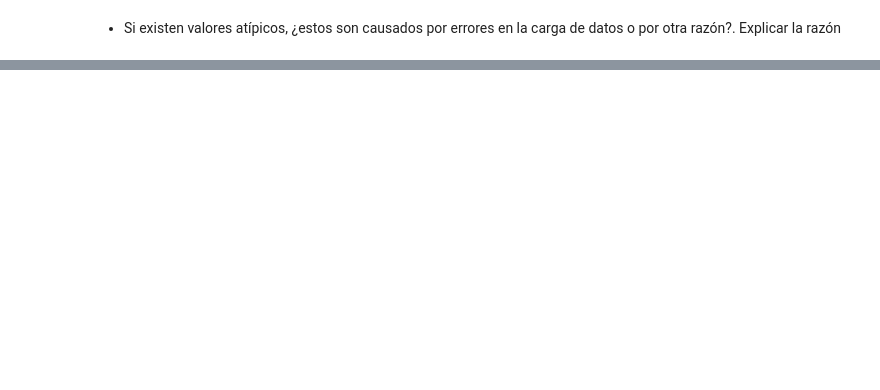
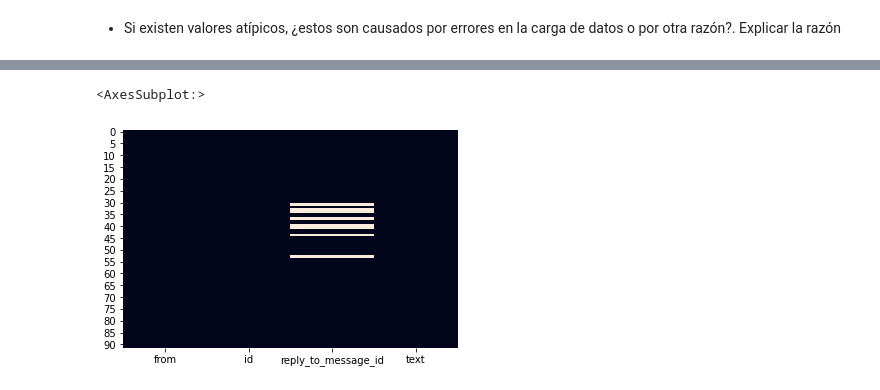
Before and after one commit to Lucas16AR/UM-BDD-II-2021, a Jupyter notebook: TP3.ipynb, the cells around one changed output, grey strips where cells are left out. Drawn from its saved outputs; the diff is of its cells as text; code cells hidden in the pictures; blank space fills up the shorter version.

```diff
--- a/TP3.ipynb
+++ b/TP3.ipynb
@@ -18,0 +98,6 @@
+# %%
+dataframe_global = dataframe.copy(deep=False)
+media = dataframe_global['reply_to_message_id'].mean()
+dataframe_global['reply_to_message_id'] = dataframe_global['reply_to_message_id'].fillna(media)
+dataframe_global['from'] = dataframe_global['from'].fillna('user')
+dataframe_global
@@ -23,2 +152,7 @@
 # %% [markdown]
 - Si existen valores atípicos, ¿estos son causados por errores en la carga de datos o por otra razón?. Explicar la razón
+# %%
+Q1 = dataframe_global.quantile(0.25)
+Q3 = dataframe_global.quantile(0.75)
+IQR = Q3 - Q1
+print(IQR)
@@ -24,0 +163,6 @@
+# %%
+lower_rank = Q1 - 1.5 * IQR
+upper_rank = Q3 + 1.5 * IQR
+# %%
+df_outliers = (dataframe_global < lower_rank) | (dataframe_global > upper_rank)
+df_outliers
@@ -24,0 +183,5 @@
+# %%
+sns.heatmap(df_outliers, cbar=False)
+# %% [output]
+<AxesSubplot:>
+[figure, added]
```
Also changed, not shown: parts of 9 cells of this notebook, 5 other files.
